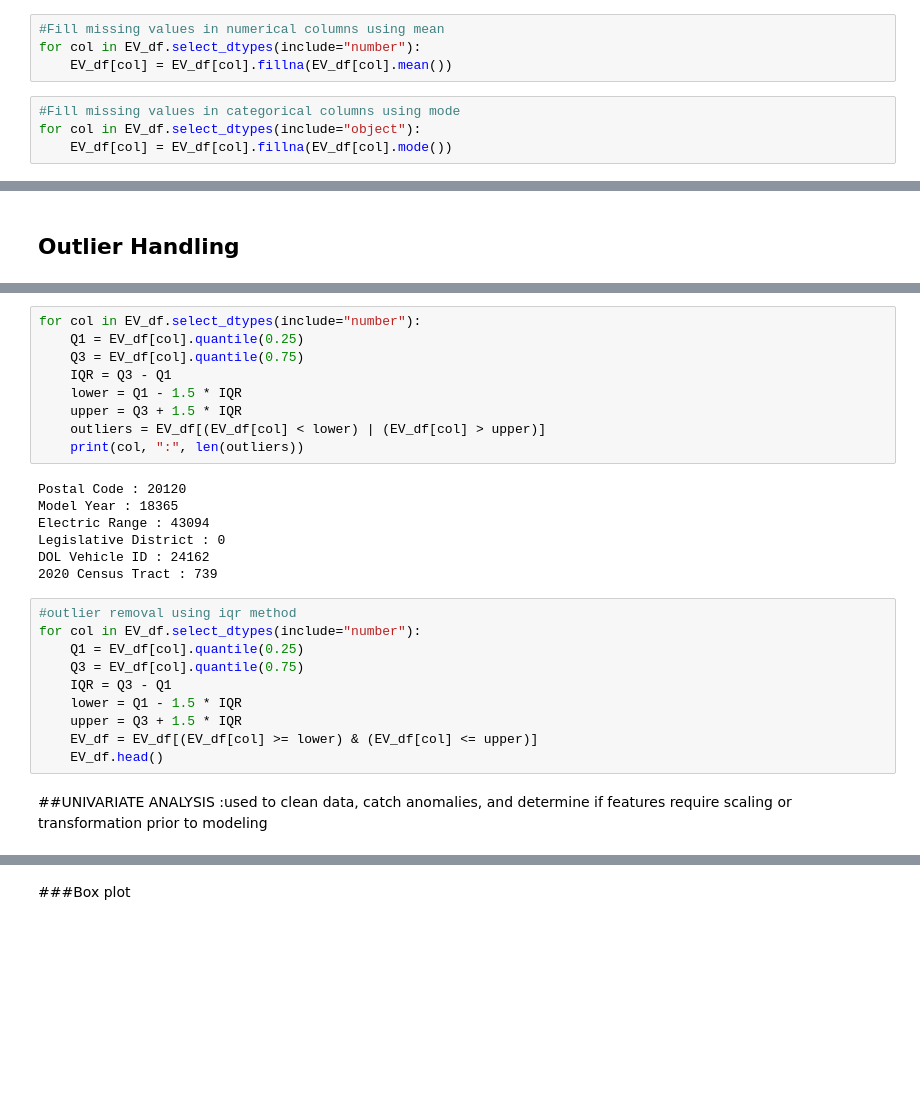
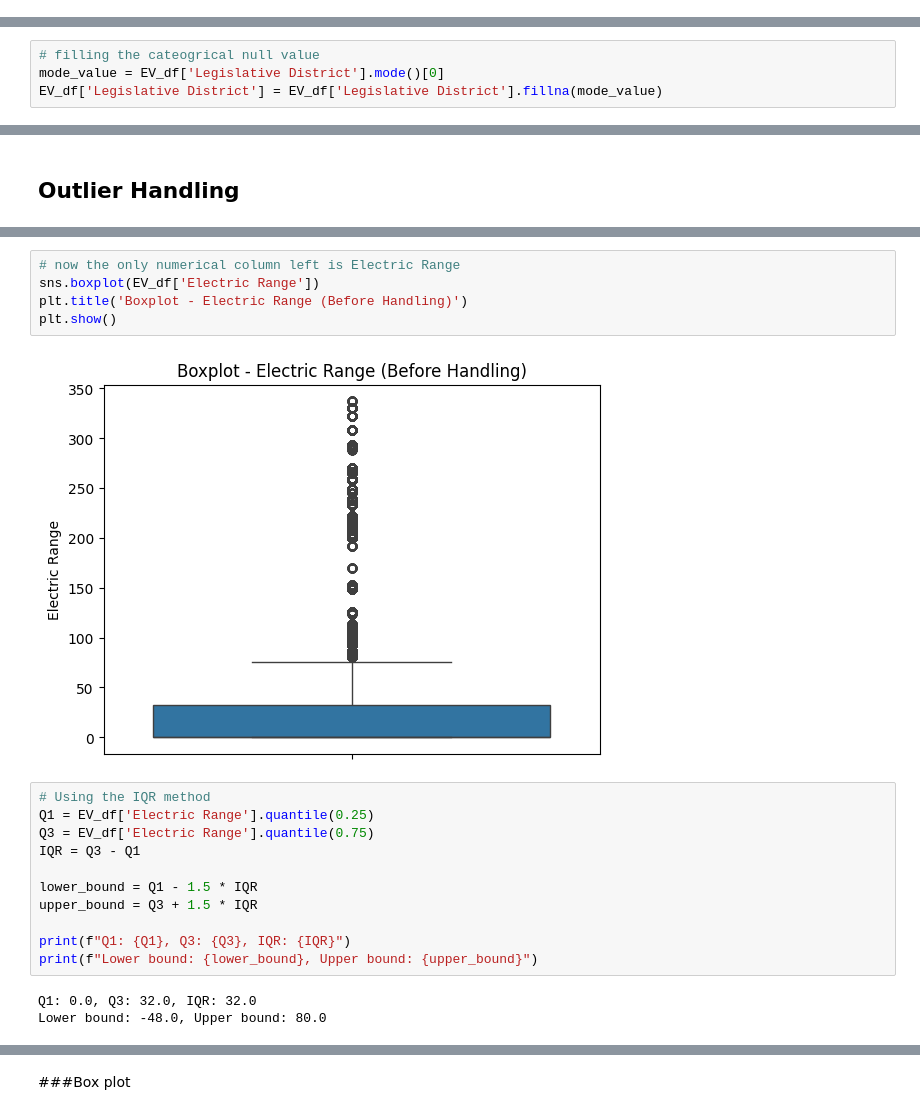
Before and after one commit to MidhulaMS/EV-Population-Prediction, a Jupyter notebook: EV_Population_Prediction.ipynb, the cells around one changed output, grey strips where cells are left out. Cells and saved outputs as stored; diff of their text form; blank space fills up the shorter version.

Commit message:
Preprocessing And Outlier Handling

```diff
--- a/EV_Population_Prediction.ipynb
+++ b/EV_Population_Prediction.ipynb
@@ -138,8 +201,0 @@ Index(['VIN (1-10)', 'County', 'City', 'State', 'Make', 'Model',
-# %%
-#Fill missing values in numerical columns using mean
-for col in EV_df.select_dtypes(include="number"):
-    EV_df[col] = EV_df[col].fillna(EV_df[col].mean())
-# %%
-#Fill missing values in categorical columns using mode
-for col in EV_df.select_dtypes(include="object"):
-    EV_df[col] = EV_df[col].fillna(EV_df[col].mode())
@@ -148 +212,5 @@ for col in EV_df.select_dtypes(include="object"):
+# %%
+# filling the cateogrical null value
+mode_value = EV_df['Legislative District'].mode()[0]
+EV_df['Legislative District'] = EV_df['Legislative District'].fillna(mode_value)
 # %%
@@ -166,28 +257,21 @@ for col in EV_df.select_dtypes(include="number"):
+# %%
+# now the only numerical column left is Electric Range
+sns.boxplot(EV_df['Electric Range'])
+plt.title('Boxplot - Electric Range (Before Handling)')
+plt.show()
+# %% [output]
+[figure, added]
 # %%
-for col in EV_df.select_dtypes(include="number"):
-    Q1 = EV_df[col].quantile(0.25)
-    Q3 = EV_df[col].quantile(0.75)
-    IQR = Q3 - Q1
-    lower = Q1 - 1.5 * IQR
-    upper = Q3 + 1.5 * IQR
-    outliers = EV_df[(EV_df[col] < lower) | (EV_df[col] > upper)]
-    print(col, ":", len(outliers))
+# Using the IQR method
+Q1 = EV_df['Electric Range'].quantile(0.25)
+Q3 = EV_df['Electric Range'].quantile(0.75)
+IQR = Q3 - Q1
+
+lower_bound = Q1 - 1.5 * IQR
+upper_bound = Q3 + 1.5 * IQR
+
+print(f"Q1: {Q1}, Q3: {Q3}, IQR: {IQR}")
+print(f"Lower bound: {lower_bound}, Upper bound: {upper_bound}")
 # %% [output]
-Postal Code : 20120
-Model Year : 18365
-Electric Range : 43094
-Legislative District : 0
-DOL Vehicle ID : 24162
-2020 Census Tract : 739
+Q1: 0.0, Q3: 32.0, IQR: 32.0
+Lower bound: -48.0, Upper bound: 80.0
-# %%
-#outlier removal using iqr method
-for col in EV_df.select_dtypes(include="number"):
-    Q1 = EV_df[col].quantile(0.25)
-    Q3 = EV_df[col].quantile(0.75)
-    IQR = Q3 - Q1
-    lower = Q1 - 1.5 * IQR
-    upper = Q3 + 1.5 * IQR
-    EV_df = EV_df[(EV_df[col] >= lower) & (EV_df[col] <= upper)]
-    EV_df.head()
-# %% [markdown]
-##UNIVARIATE ANALYSIS :used to clean data, catch anomalies, and determine if features require scaling or transformation prior to modeling
```
Also changed, not shown: parts of 26 cells of this notebook.
